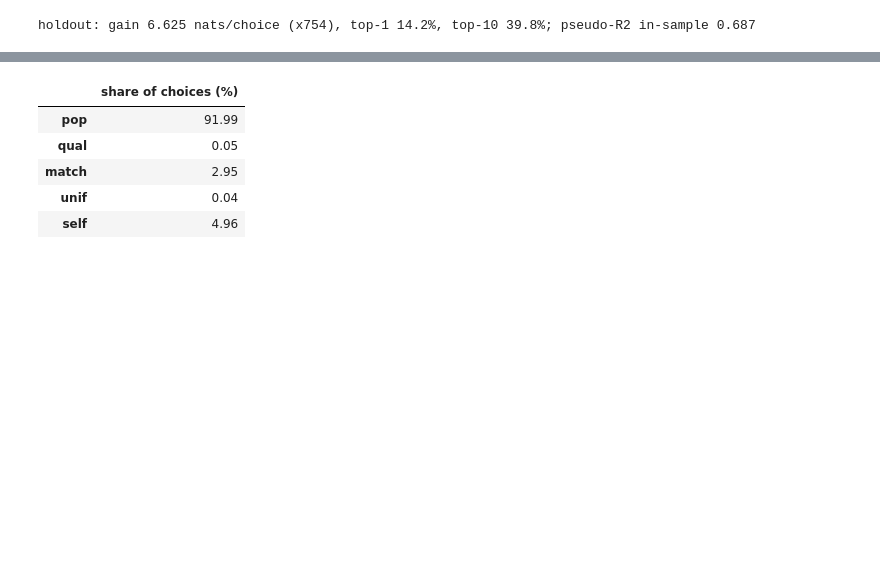
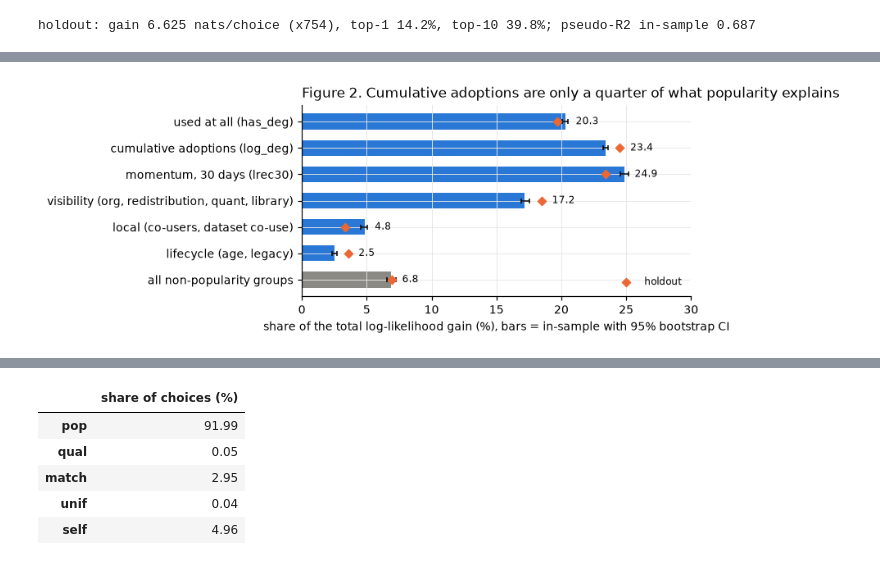
Before and after one commit to CaroVon/Model_Eco, a Jupyter notebook: notebooks/note4_results.ipynb, the cells around one changed output, grey strips where cells are left out. Saved outputs shown, nothing was run; the diff lists cells and outputs as text; code cells hidden in the pictures; blank space fills up the shorter version.

```diff
--- a/notebooks/note4_results.ipynb
+++ b/notebooks/note4_results.ipynb
@@ -147,9 +203,9 @@ allg = list(groups)
 from scipy.stats import chi2
 lr = []
 for g in allg:
-    st = 2 * (G(allg) - G([h for h in allg if h != g]))
+    st_ = 2 * (G(allg) - G([h for h in allg if h != g]))
     df = len(groups[g])
-    lr.append(dict(group=LAB[g], features=df, LR=st, p=chi2.sf(st, df) if df else np.nan))
+    lr.append(dict(group=LAB[g], features=df, LR=st_, p=chi2.sf(st_, df) if df else np.nan))
 show(pd.DataFrame(lr).round(2))
 info = P5["info"]; h = P5["nofe"]["hold"]
 print(f"holdout: gain {h['mean_ll'] - P5['u0h']:.3f} nats/choice (x{np.exp(h['mean_ll'] - P5['u0h']):,.0f}), "
@@ -169,0 +316,13 @@ Shapley 份额的单位是"似然增益"。审稿人可能会问："这是否等
+# %%
+ps = tab("v2x_popsplit_full").set_index("group")
+PSL = {"extensive": "used at all (has_deg)", "cumulative": "cumulative adoptions (log_deg)",
+       "momentum": "momentum, 30 days (lrec30)", "visibility": "visibility (org, redistribution, quant, library)",
+       "local": "local (co-users, dataset co-use)", "lifecycle": "lifecycle (age, legacy)", "nonpop": "all non-popularity groups"}
+ps = ps.loc[["extensive", "cumulative", "momentum", "visibility", "local", "lifecycle", "nonpop"]]
+show((ps[["share", "lo", "hi", "hold_share"]] * 100).round(2).rename(index=PSL))
+print(f"popularity total in the 7-player game: {100 * (1 - ps.loc['nonpop', 'share']):.1f}% "
+      f"(five-group game: {100 * T1.loc['popularity', 'in-sample']:.1f}%); bootstrap reps {int(ps.reps.iloc[0])}")
+for f in ["has_deg", "log_deg", "lrec30", "major_org", "redistributor"]:
+    r = m1.loc[f] if f in m1.index else None
+    extra = f"; multiplier on (1+d) {r.multiplier:,.1f} [{r.mult_lo:,.1f}, {r.mult_hi:,.1f}] (dx = {r.dx:.3g})" if r is not None else ""
+    print(f"{f:14s} coef {cf.loc[f, 'coef']:.3f} (se {cf.loc[f, 'se_cl']:.3f}){extra}")
@@ -169,0 +345,17 @@ Shapley 份额的单位是"似然增益"。审稿人可能会问："这是否等
+# %%
+fig, ax = plt.subplots(figsize=(7.5, 3))
+yy = np.arange(len(ps))
+cols = [C[0]] * 6 + [GRAY]
+ax.barh(yy, ps.share * 100, color=cols, height=0.6)
+ax.errorbar(ps.share * 100, yy, xerr=[(ps.share - ps.lo) * 100, (ps.hi - ps.share) * 100], fmt="none", ecolor="black",
+            lw=1, capsize=2)
+ax.scatter(ps.hold_share * 100, yy, marker="D", s=22, color=C[1], zorder=3, label="holdout")
+for i, v in enumerate(ps.share):
+    ax.text(max(v, ps.hold_share.iloc[i]) * 100 + 0.8, i, f"{100 * v:.1f}", va="center", fontsize=8)
+ax.set_yticks(yy); ax.set_yticklabels([PSL[g] for g in ps.index]); ax.invert_yaxis(); ax.set_xlim(0, 30)
+ax.set_xlabel("share of the total log-likelihood gain (%), bars = in-sample with 95% bootstrap CI")
+ax.set_title("Figure 2. Cumulative adoptions are only a quarter of what popularity explains", loc="left")
+ax.legend(frameon=False, fontsize=8, loc="lower right")
+plt.tight_layout(); plt.show()
+# %% [output]
+[figure, added]
```
Also changed, not shown: parts of 105 cells of this notebook, 1 other file.
